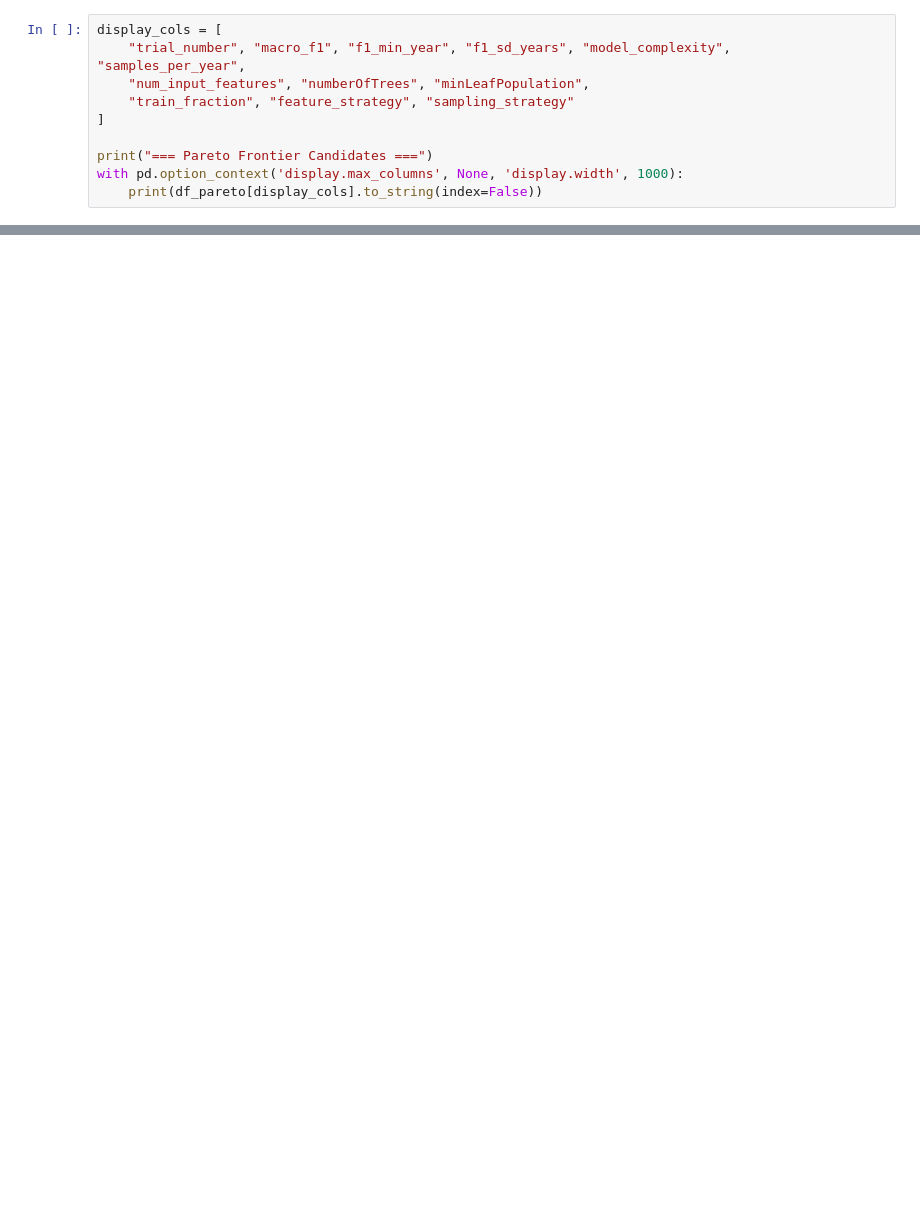
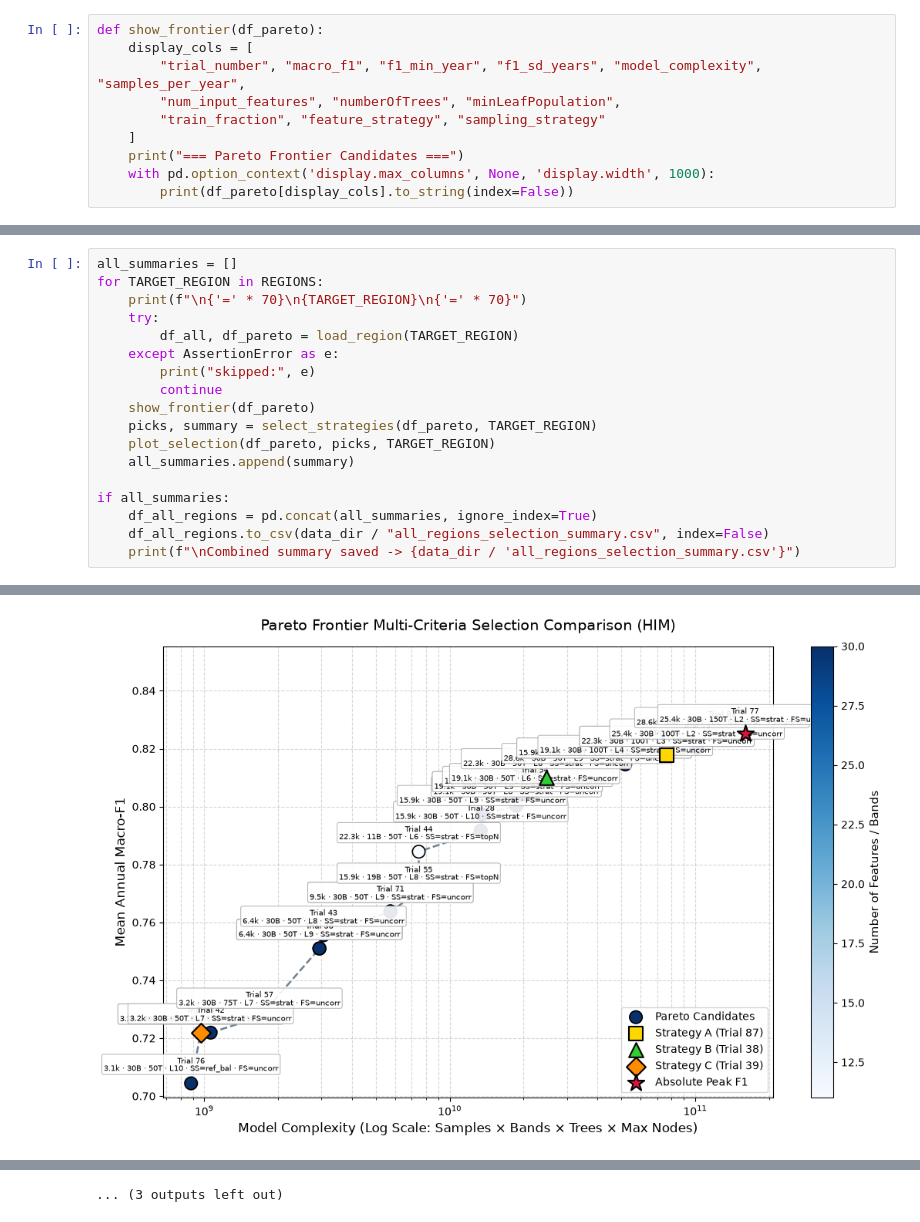
Before and after one commit to Nirzaree/ioln-final-parameter-search, a Jupyter notebook: 09_select_best_config.ipynb, the cells around one changed output, grey strips where cells are left out. Drawn from its saved outputs; the diff is of its cells as text; blank space fills up the shorter version.

```diff
--- a/09_select_best_config.ipynb
+++ b/09_select_best_config.ipynb
@@ -73,11 +84,11 @@ except Exception as e:
 # %%
-display_cols = [
-    "trial_number", "macro_f1", "f1_min_year", "f1_sd_years", "model_complexity", "samples_per_year",
-    "num_input_features", "numberOfTrees", "minLeafPopulation",
-    "train_fraction", "feature_strategy", "sampling_strategy"
-]
-
-print("=== Pareto Frontier Candidates ===")
-with pd.option_context('display.max_columns', None, 'display.width', 1000):
-    print(df_pareto[display_cols].to_string(index=False))
+def show_frontier(df_pareto):
+    display_cols = [
+        "trial_number", "macro_f1", "f1_min_year", "f1_sd_years", "model_complexity", "samples_per_year",
+        "num_input_features", "numberOfTrees", "minLeafPopulation",
+        "train_fraction", "feature_strategy", "sampling_strategy"
+    ]
+    print("=== Pareto Frontier Candidates ===")
+    with pd.option_context('display.max_columns', None, 'display.width', 1000):
+        print(df_pareto[display_cols].to_string(index=False))
 # %%
@@ -224,0 +231,19 @@ print(f"Selection visual saved -> {comparison_plot_path}")
+# %%
+all_summaries = []
+for TARGET_REGION in REGIONS:
+    print(f"\n{'=' * 70}\n{TARGET_REGION}\n{'=' * 70}")
+    try:
+        df_all, df_pareto = load_region(TARGET_REGION)
+    except AssertionError as e:
+        print("skipped:", e)
+        continue
+    show_frontier(df_pareto)
+    picks, summary = select_strategies(df_pareto, TARGET_REGION)
+    plot_selection(df_pareto, picks, TARGET_REGION)
+    all_summaries.append(summary)
+
+if all_summaries:
+    df_all_regions = pd.concat(all_summaries, ignore_index=True)
+    df_all_regions.to_csv(data_dir / "all_regions_selection_summary.csv", index=False)
+    print(f"\nCombined summary saved -> {data_dir / 'all_regions_selection_summary.csv'}")
+# %% [output]
@@ -224,0 +267 @@ print(f"Selection visual saved -> {comparison_plot_path}")
+[figure, added]
@@ -224,0 +358 @@ print(f"Selection visual saved -> {comparison_plot_path}")
+... (3 outputs left out)
```
Also changed, not shown: parts of 6 cells of this notebook, 14 other files.
